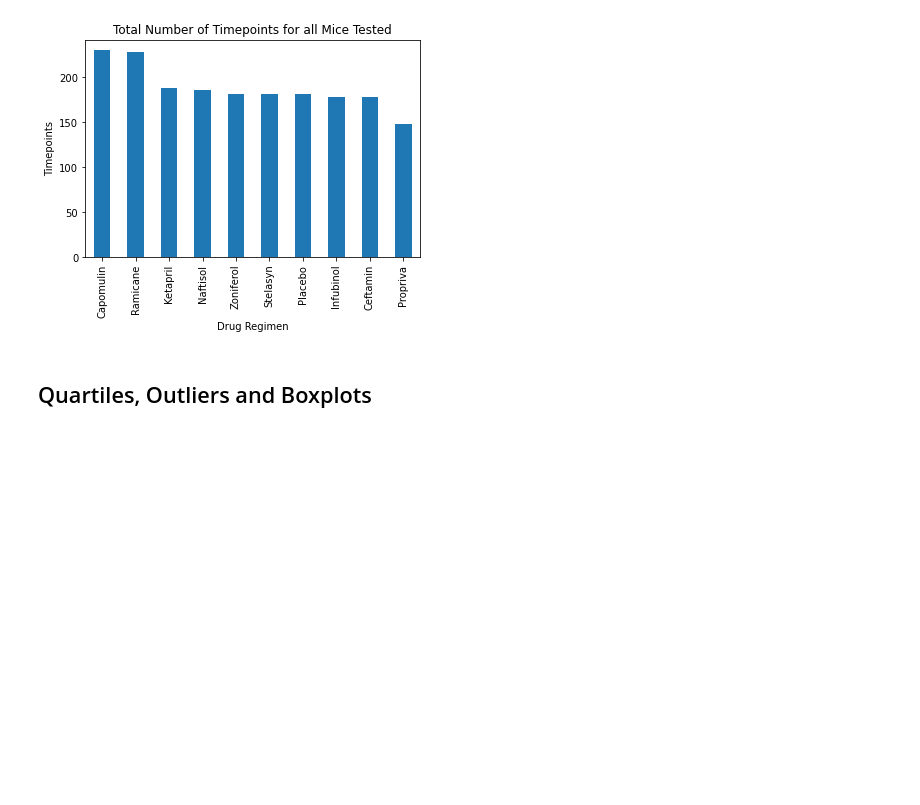
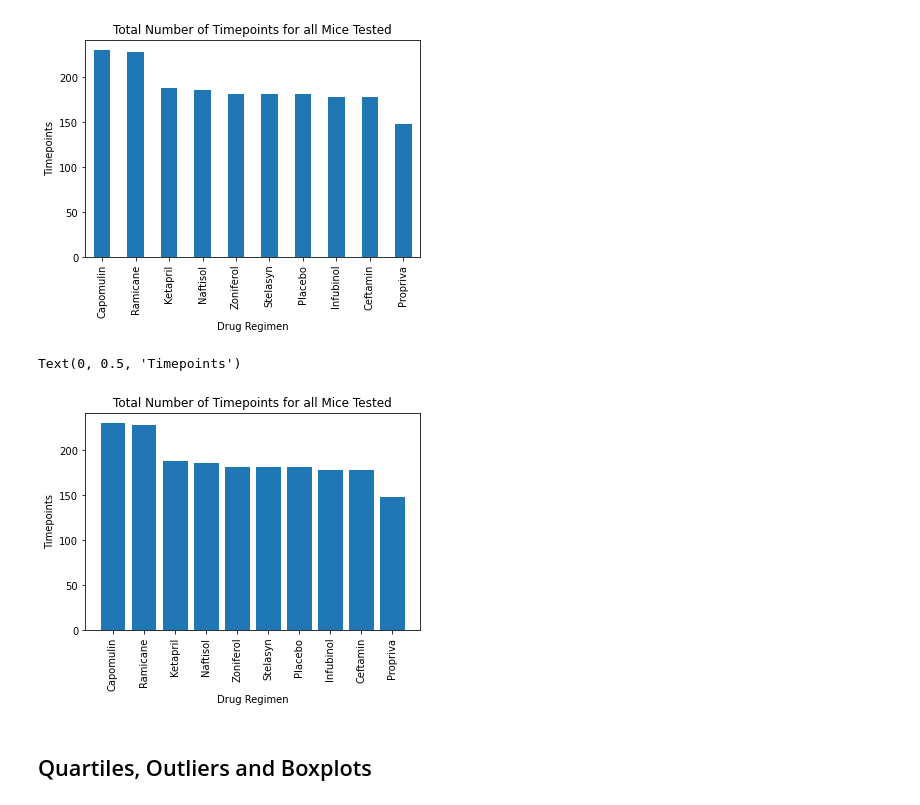
Before and after one commit to ysgorin/capomulin-analysis, a Jupyter notebook: capomulin_analysis.ipynb, the cells around one changed output. Cells and saved outputs as stored; diff of their text form; code cells hidden in the pictures; blank space fills up the shorter version.

Commit message:
added bar chart using matplotlib

```diff
--- a/capomulin_analysis.ipynb
+++ b/capomulin_analysis.ipynb
@@ -104,3 +103,17 @@ Text(0, 0.5, 'Timepoints')
+# %%
+# Generate a bar plot showing the total number of timepoints for all mice tested for each drug regimen using pyplot.
+bar_data = pd.DataFrame(cleaned_data.groupby("Drug Regimen").count()["Timepoint"].sort_values(ascending=False))
+drugs = bar_data.index.tolist()
+bar_x = np.arange(len(drugs))
+tick_locations = [value for value in bar_x]
+plt.bar(bar_x, bar_data["Timepoint"])
+plt.title("Total Number of Timepoints for all Mice Tested")
+plt.xticks(tick_locations, drugs, rotation="vertical")
+plt.xlabel("Drug Regimen")
+plt.ylabel("Timepoints")
+# %% [output]
+Text(0, 0.5, 'Timepoints')
+[figure, added]
 # %%
 # Generate a pie plot showing the distribution of female versus male mice using Pandas
 # %%
```
Also changed, not shown: parts of 2 cells of this notebook.
